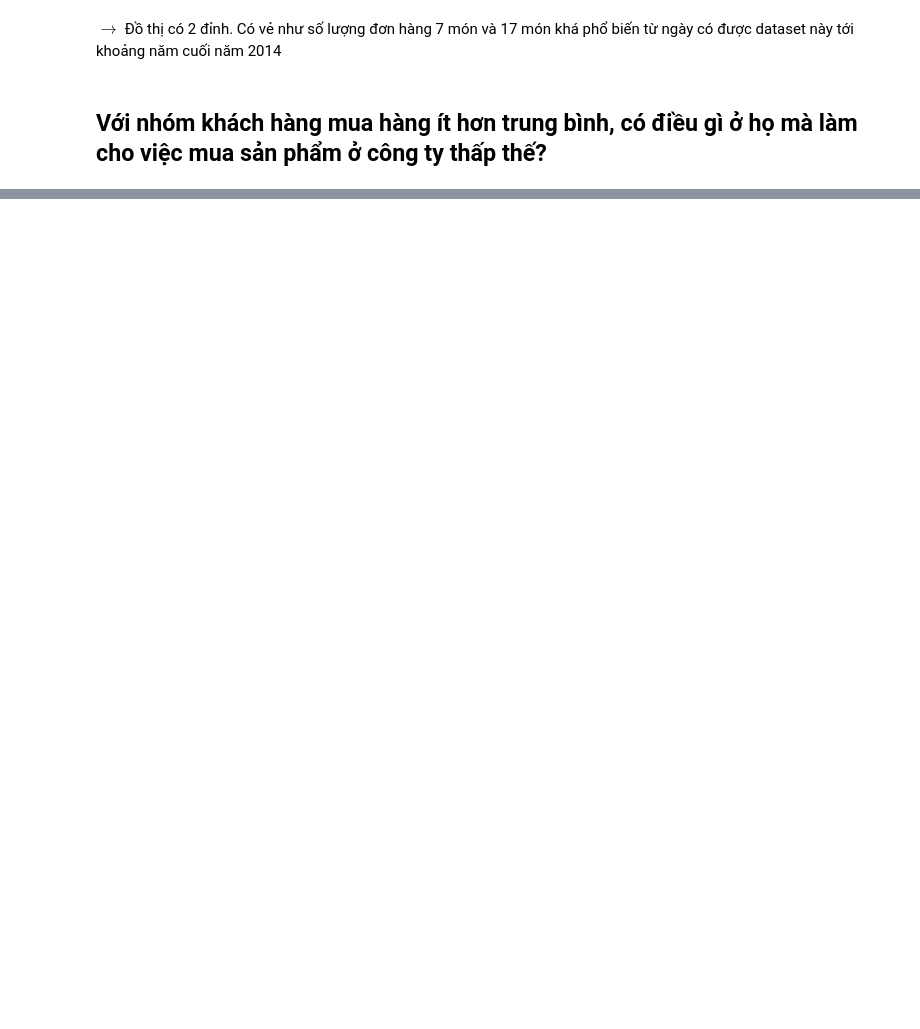
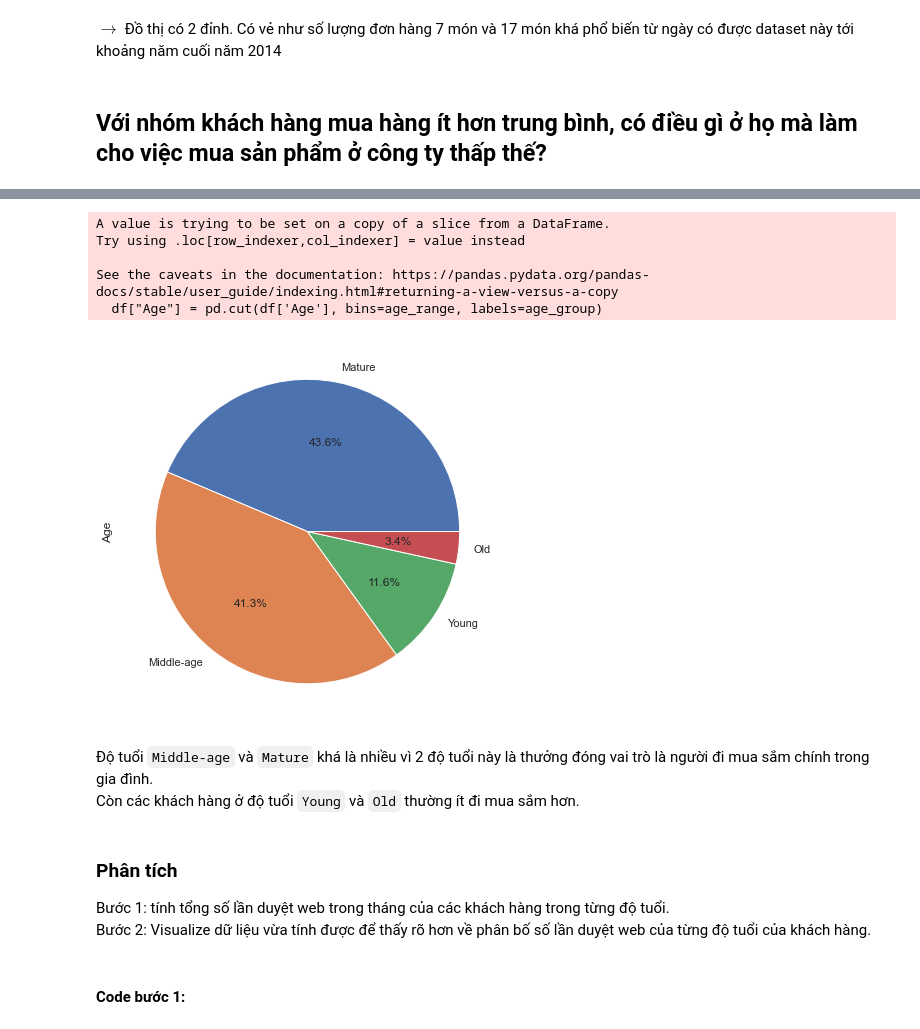
Before and after one commit to ngminhluong/CDS-EndTerm, a Jupyter notebook: Source/Main.ipynb, the cells around one changed output, grey strips where cells are left out. Cells and saved outputs as stored; diff of their text form; code cells hidden in the pictures; blank space fills up the shorter version.

Commit message:
Add 2 question     + number of visits web     + distribution of customer with different income.

```diff
--- a/Source/Main.ipynb
+++ b/Source/Main.ipynb
@@ -785,0 +775,25 @@ range(0, 45)
+# %%
+df = mkt_df[["NumWebVisitsMonth", "Age"]]
+# %%
+age_group = ['Young', 'Mature', 'Middle-age', 'Old']
+age_range = [0, 30, 45, 65, 101] # từng cặp là từng nhóm tuổi. VD: [0-30] tuổi, [30-45] tuổi
+df["Age"] = pd.cut(df['Age'], bins=age_range, labels=age_group)
+# %% [output]
+A value is trying to be set on a copy of a slice from a DataFrame.
+Try using .loc[row_indexer,col_indexer] = value instead
+
+See the caveats in the documentation: https://pandas.pydata.org/pandas-docs/stable/user_guide/indexing.html#returning-a-view-versus-a-copy
+  df["Age"] = pd.cut(df['Age'], bins=age_range, labels=age_group)
+# %%
+df["Age"].value_counts().plot.pie(figsize=(7,7), autopct="%1.1f%%");
+# %% [output]
+[figure, added]
+# %% [markdown]
+Độ tuổi `Middle-age` và `Mature` khá là nhiều vì 2 độ tuổi này là thưởng đóng vai trò là người đi mua sắm chính trong gia đình.\
+Còn các khách hàng ở độ tuổi `Young` và `Old` thường ít đi mua sắm hơn.
+# %% [markdown]
+### Phân tích
+Bước 1: tính tổng số lần duyệt web trong tháng của các khách hàng trong từng độ tuổi.\
+Bước 2: Visualize dữ liệu vừa tính được để thấy rõ hơn về phân bố số lần duyệt web của từng độ tuổi của khách hàng.
+# %% [markdown]
+#### Code bước 1:
```
Also changed, not shown: parts of 32 cells of this notebook.
